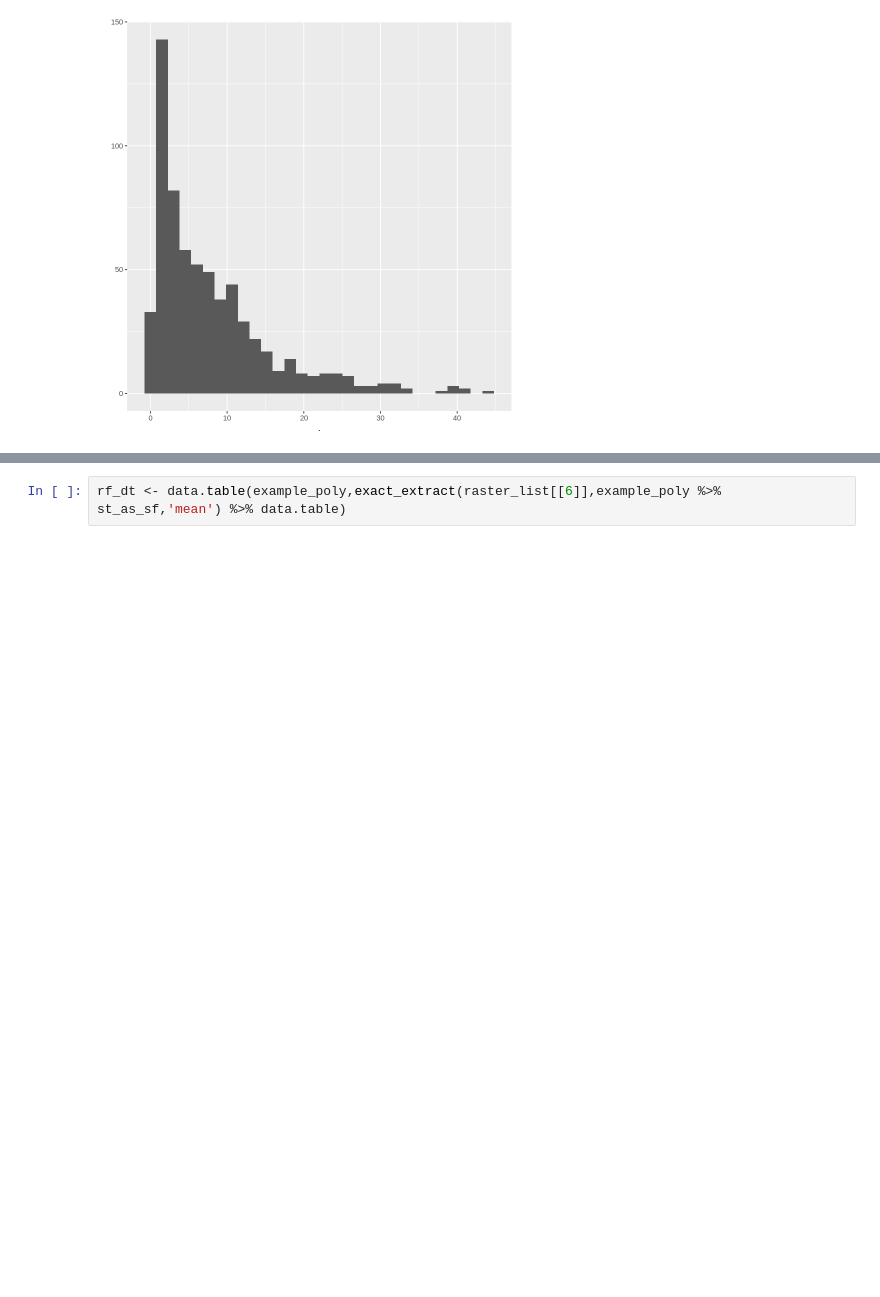
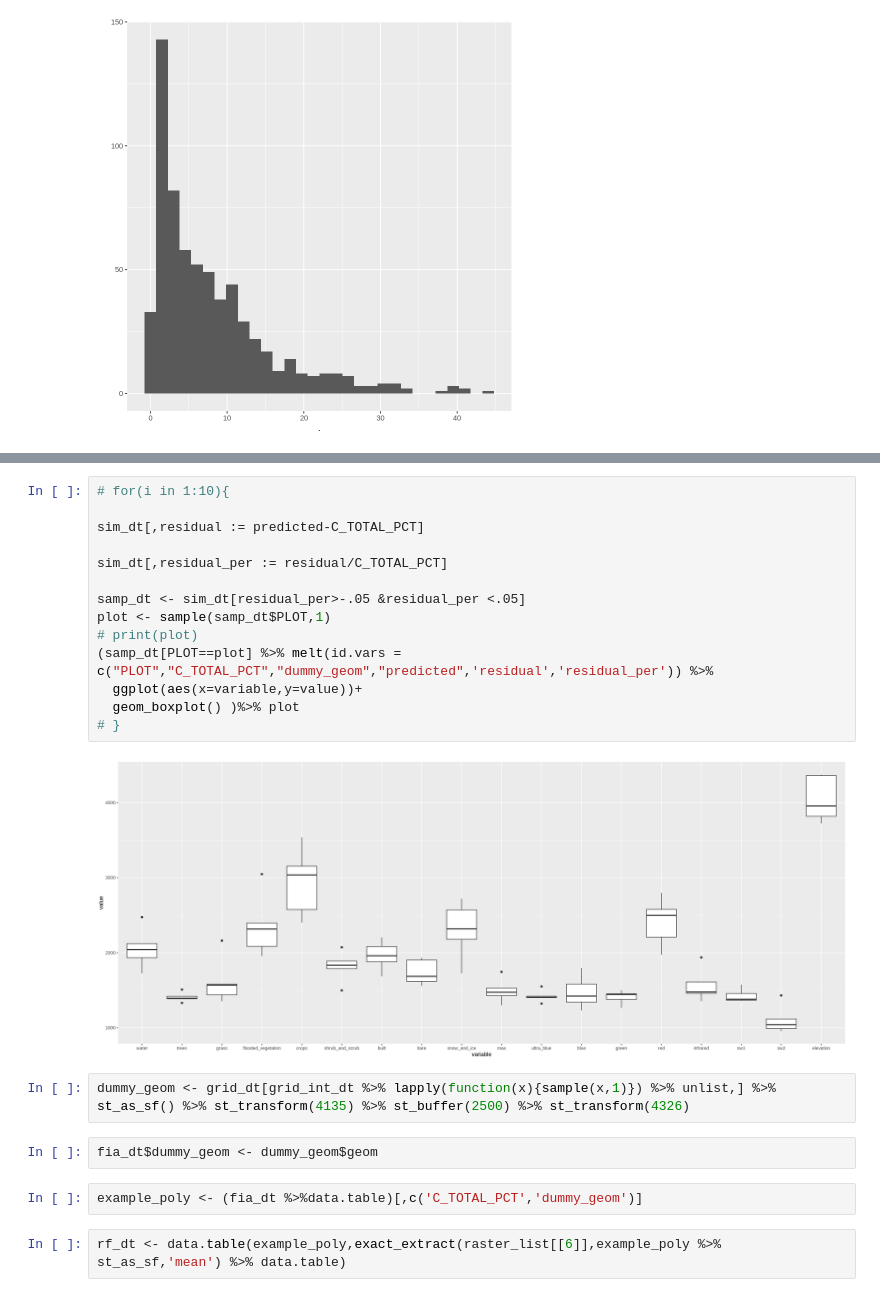
Before and after one commit to seismosmsr/hawaii_soils, a Jupyter notebook: Hawaii_Soils.ipynb, the cells around one changed output, grey strips where cells are left out. Drawn from its saved outputs; the diff is of its cells as text; blank space fills up the shorter version.

```diff
--- a/Hawaii_Soils.ipynb
+++ b/Hawaii_Soils.ipynb
@@ -356,3 +533,25 @@ example_poly <- fia_dt[,c('C_TOTAL_PCT','geom')] %>% st_as_sf() %>% st_transform
+# %%
+# for(i in 1:10){
+
+sim_dt[,residual := predicted-C_TOTAL_PCT]
+
+sim_dt[,residual_per := residual/C_TOTAL_PCT]
+
+samp_dt <- sim_dt[residual_per>-.05 &residual_per <.05]
+plot <- sample(samp_dt$PLOT,1)
+# print(plot)
+(samp_dt[PLOT==plot] %>% melt(id.vars = c("PLOT","C_TOTAL_PCT","dummy_geom","predicted",'residual','residual_per')) %>%
+  ggplot(aes(x=variable,y=value))+
+  geom_boxplot() )%>% plot
+# }
+# %% [output]
+[figure, added]
+# %%
+dummy_geom <- grid_dt[grid_int_dt %>% lapply(function(x){sample(x,1)}) %>% unlist,] %>% st_as_sf() %>% st_transform(4135) %>% st_buffer(2500) %>% st_transform(4326)
+# %%
+fia_dt$dummy_geom <- dummy_geom$geom
+# %%
+example_poly <- (fia_dt %>%data.table)[,c('C_TOTAL_PCT','dummy_geom')]
 # %%
 rf_dt <- data.table(example_poly,exact_extract(raster_list[[6]],example_poly %>% st_as_sf,'mean') %>% data.table)
 # %% [output]
```
Also changed, not shown: parts of 25 cells of this notebook.
